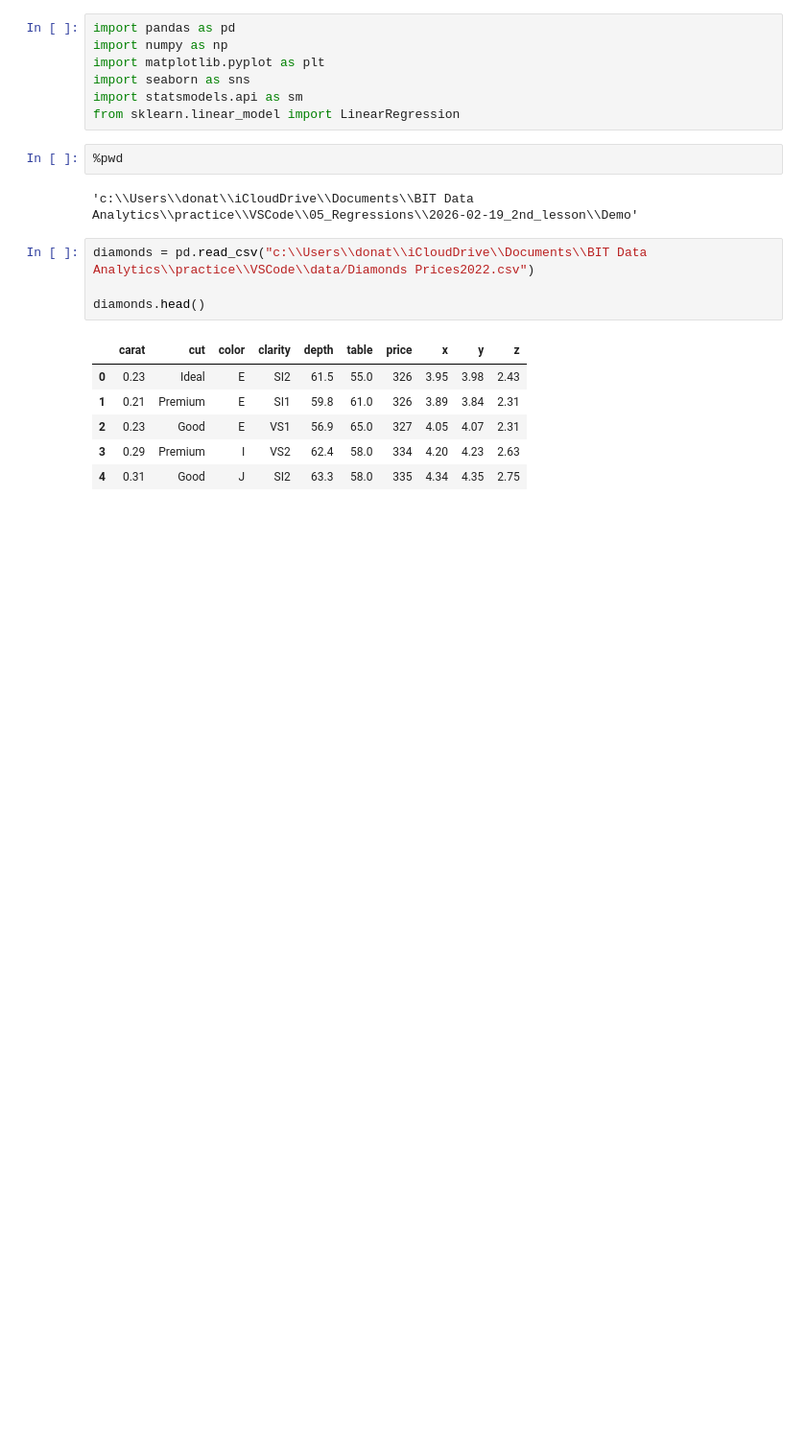
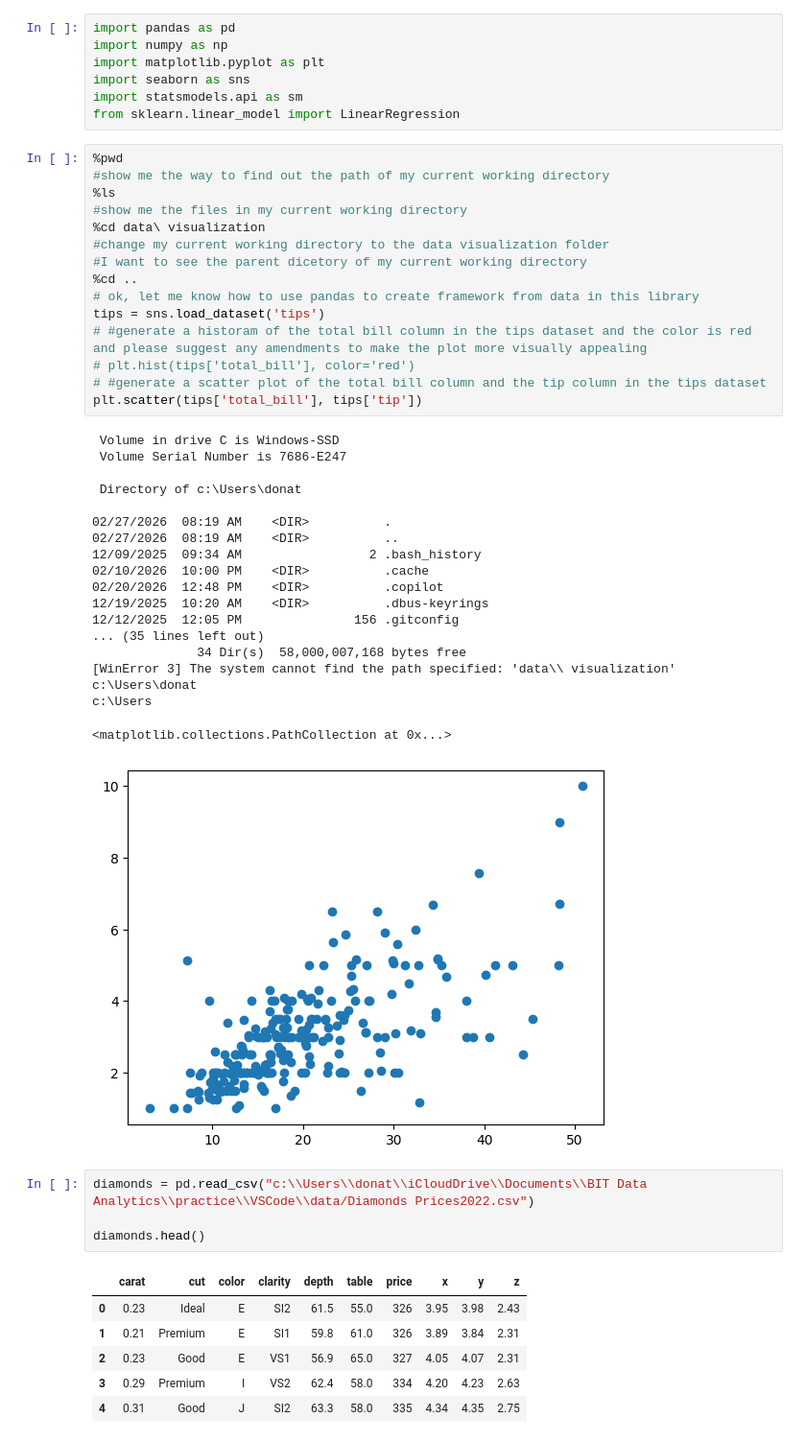
Before and after one commit to donatas-ruzgys/VSCode, a Jupyter notebook: 05_Regressions/2026-02-19_2nd_lesson/Demo/02_Regression_Demos.ipynb, the cells around one changed output. Shown at 96% size. Drawn from its saved outputs; the diff is of its cells as text; blank space fills up the shorter version.

```diff
--- a/05_Regressions/2026-02-19_2nd_lesson/Demo/02_Regression_Demos.ipynb
+++ b/05_Regressions/2026-02-19_2nd_lesson/Demo/02_Regression_Demos.ipynb
@@ -7,8 +7,39 @@ import statsmodels.api as sm
 from sklearn.linear_model import LinearRegression
 # %%
 %pwd
+#show me the way to find out the path of my current working directory
+%ls
+#show me the files in my current working directory
+%cd data\ visualization
+#change my current working directory to the data visualization folder
+#I want to see the parent dicetory of my current working directory
+%cd ..
+# ok, let me know how to use pandas to create framework from data in this library
+tips = sns.load_dataset('tips')
+# #generate a historam of the total bill column in the tips dataset and the color is red and please suggest any amendments to make the plot more visually appealing
+# plt.hist(tips['total_bill'], color='red')
+# #generate a scatter plot of the total bill column and the tip column in the tips dataset
+plt.scatter(tips['total_bill'], tips['tip'])
 # %% [output]
-'c:\\Users\\donat\\iCloudDrive\\Documents\\BIT Data Analytics\\practice\\VSCode\\05_Regressions\\2026-02-19_2nd_lesson\\Demo'
+ Volume in drive C is Windows-SSD
+ Volume Serial Number is 7686-E247
+
+ Directory of c:\Users\donat
+
+02/27/2026  08:19 AM    <DIR>          .
+02/27/2026  08:19 AM    <DIR>          ..
+12/09/2025  09:34 AM                 2 .bash_history
+02/10/2026  10:00 PM    <DIR>          .cache
+02/20/2026  12:48 PM    <DIR>          .copilot
+12/19/2025  10:20 AM    <DIR>          .dbus-keyrings
+12/12/2025  12:05 PM               156 .gitconfig
+... (35 lines left out)
+              34 Dir(s)  58,000,007,168 bytes free
+[WinError 3] The system cannot find the path specified: 'data\\ visualization'
+c:\Users\donat
+c:\Users
+<matplotlib.collections.PathCollection at 0x...>
+[figure, added]
 # %%
 diamonds = pd.read_csv("c:\\Users\\donat\\iCloudDrive\\Documents\\BIT Data Analytics\\practice\\VSCode\\data/Diamonds Prices2022.csv")
 
```
